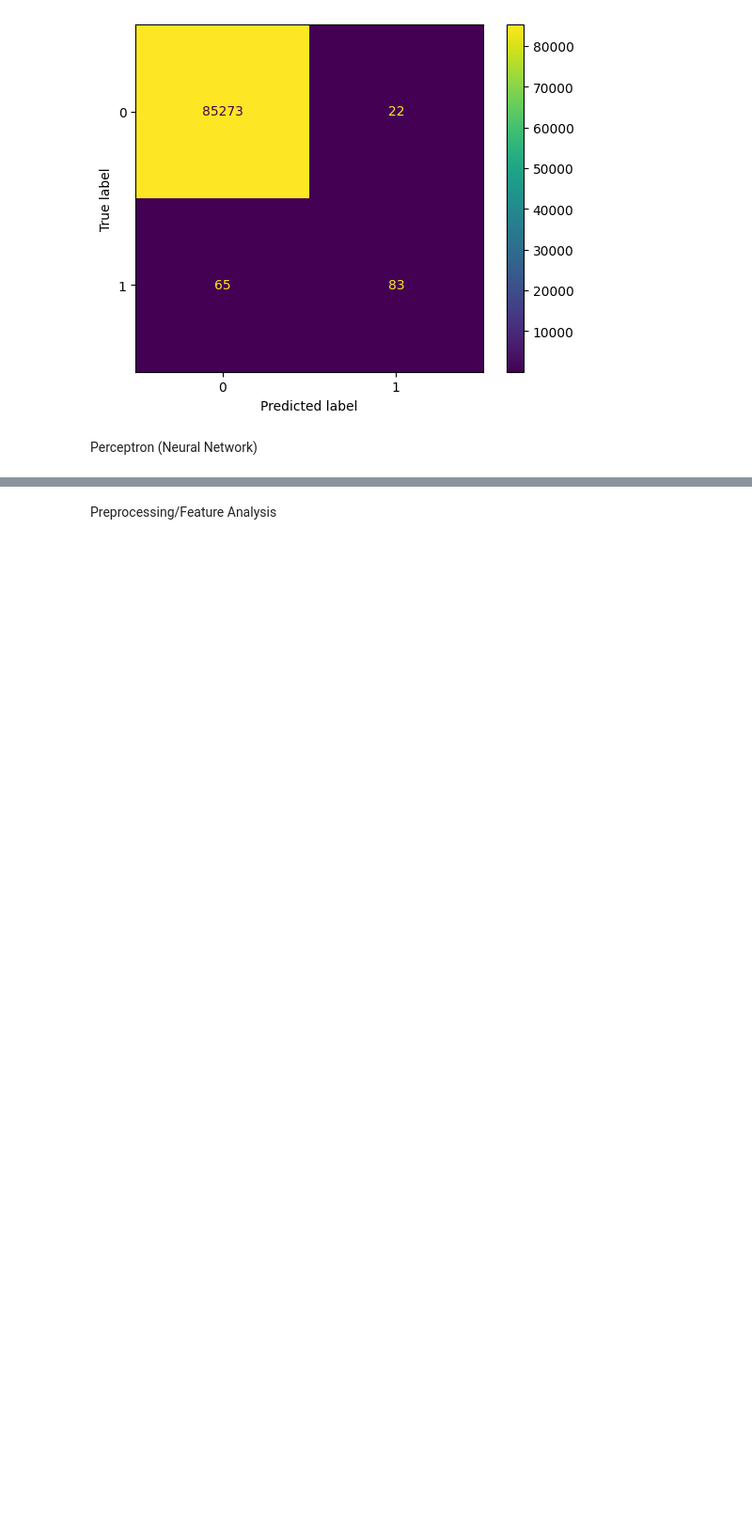
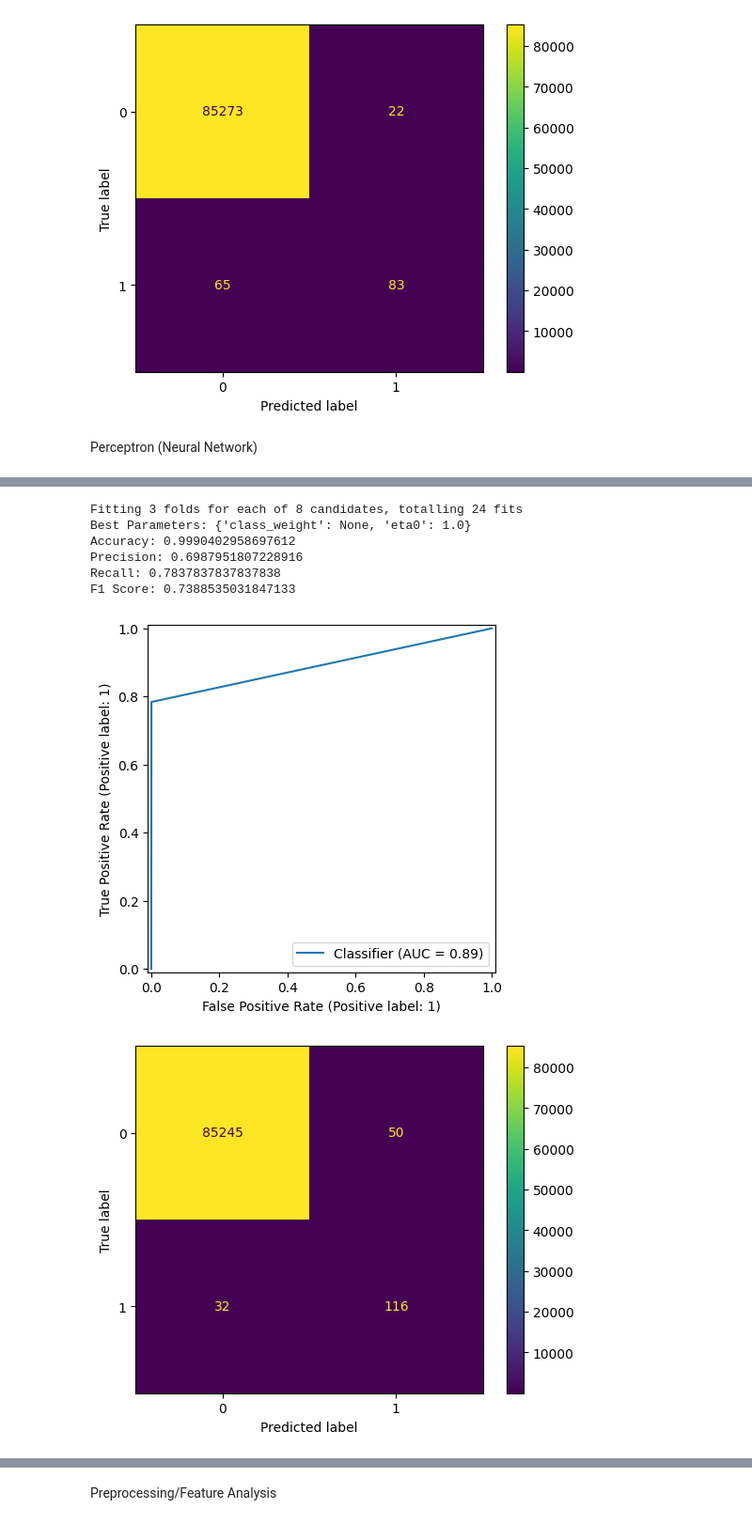
Before and after one commit to jakovitz-W/CreditFraudDetection, a Jupyter notebook: main.ipynb, the cells around one changed output, grey strips where cells are left out. Shown at 94% size. Saved outputs shown, nothing was run; the diff lists cells and outputs as text; code cells hidden in the pictures; blank space fills up the shorter version.

```diff
--- a/main.ipynb
+++ b/main.ipynb
@@ -172,3 +331,56 @@ y_pred_pt = perceptron.predict(X_test)
+# %%
+#TODO
+#tune class weights
+#tune learning rate
+# Focused hyperparameter grid
+param_grid = {
+    'class_weight': [None, 'balanced'],
+    'eta0': [0.001, 0.01, 0.1, 1.0],  # learning rate
+}
+
+# Grid search setup
+grid_search = GridSearchCV(
+    Perceptron(random_state=42),
+    param_grid,
+    scoring='f1',
+    cv=3,
+    verbose=1
+)
+
+grid_search.fit(X_train, y_train)
+
+# Best model
+best_perceptron = grid_search.best_estimator_
+print("Best Parameters:", grid_search.best_params_)
+
+# Predict and evaluate
+y_pred_pt = best_perceptron.predict(X_test)
+
+conf_matrix = confusion_matrix(y_test, y_pred_pt)
+accuracy = accuracy_score(y_test, y_pred_pt)
+precision = precision_score(y_test, y_pred_pt)
+recall = recall_score(y_test, y_pred_pt)
+f1 = f1_score(y_test, y_pred_pt)
+
+roc_disp = RocCurveDisplay.from_predictions(y_test, y_pred_pt)
+
+disp = ConfusionMatrixDisplay(confusion_matrix=conf_matrix, display_labels=best_perceptron.classes_)
+print(f"Accuracy: {accuracy}")
+print(f"Precision: {precision}")
+print(f"Recall: {recall}")
+print(f"F1 Score: {f1}")
+
+disp.plot()
+plt.show()
+# %% [output]
+Fitting 3 folds for each of 8 candidates, totalling 24 fits
+Best Parameters: {'class_weight': None, 'eta0': 1.0}
+Accuracy: 0.9990402958697612
+Precision: 0.6987951807228916
+Recall: 0.7837837837837838
+F1 Score: 0.7388535031847133
+[figure, added]
+[figure, added]
 # %%
 conf_matrix = confusion_matrix(y_test,y_pred_pt)
 accuracy = accuracy_score(y_test, y_pred_pt)
```
Also changed, not shown: parts of 15 cells of this notebook.
